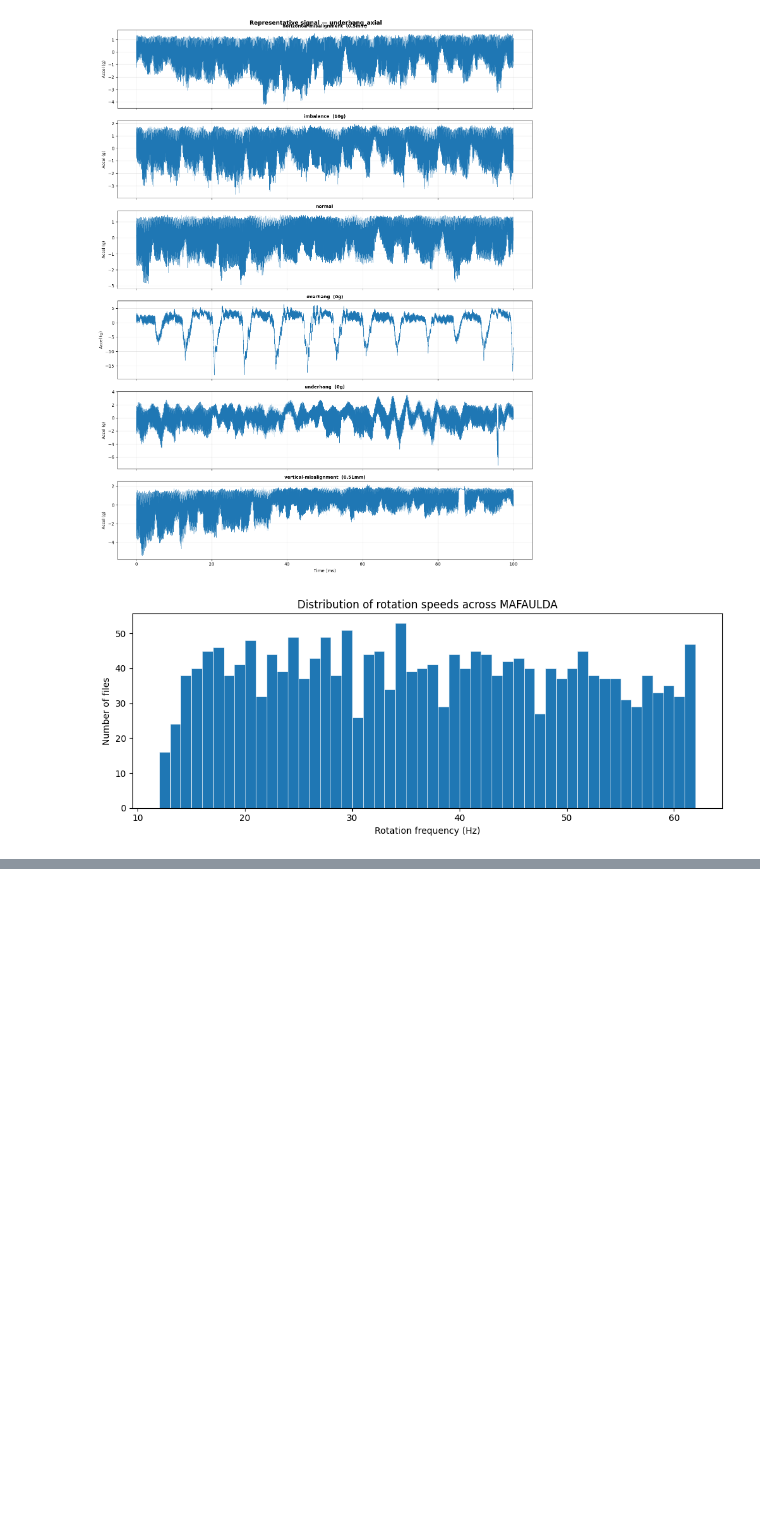
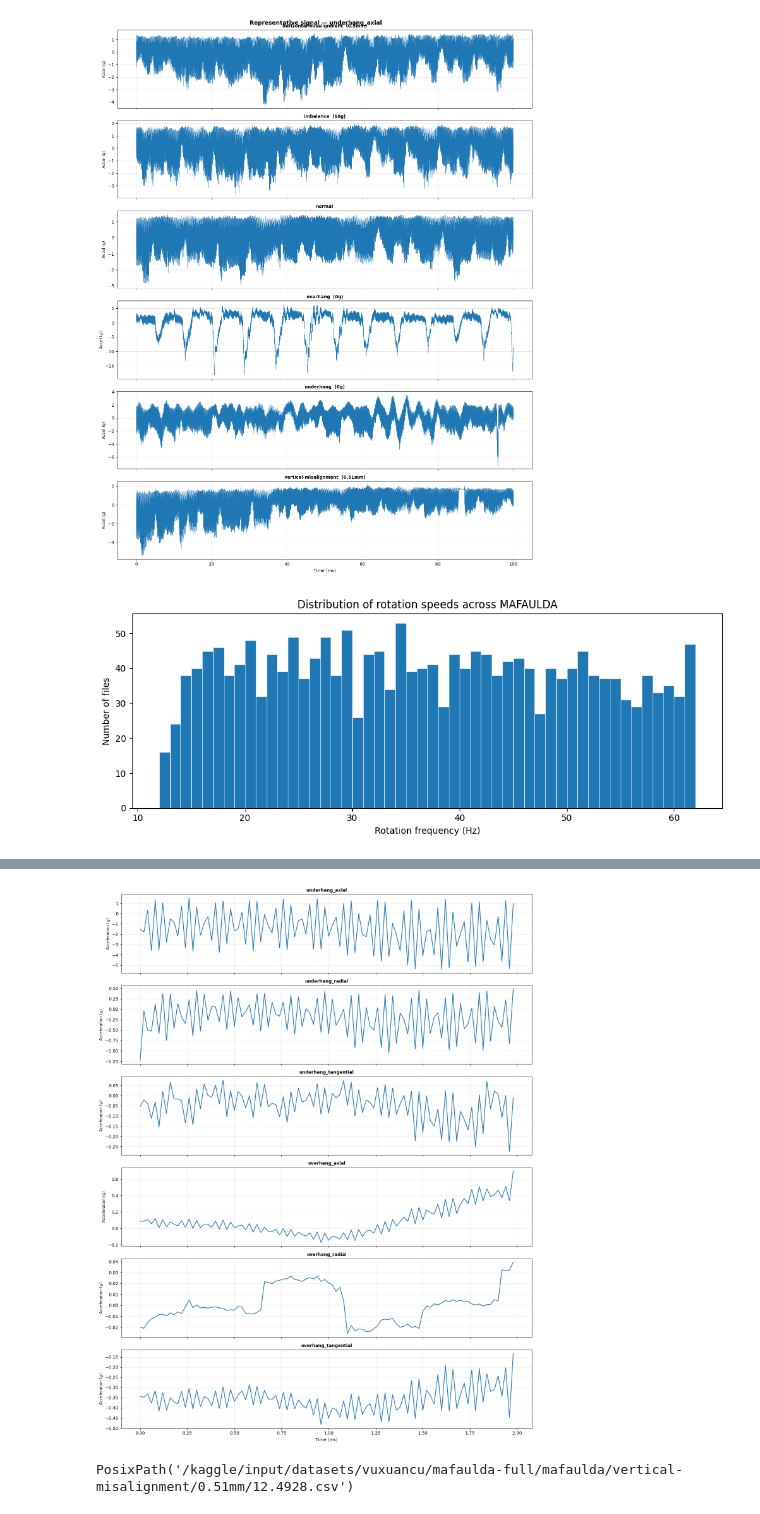
Before and after one commit to victorsillerico/fault-diagnosis-machinery, a Jupyter notebook: notebooks/phase1/01_data_overview.ipynb, the cells around one changed output, grey strips where cells are left out. Saved outputs shown, nothing was run; the diff lists cells and outputs as text; code cells hidden in the pictures; blank space fills up the shorter version.

```diff
--- a/notebooks/phase1/01_data_overview.ipynb
+++ b/notebooks/phase1/01_data_overview.ipynb
@@ -175,0 +181,23 @@ plt.show()
+# %%
+fig_fs, axes_fs = plt.subplots(len(ACCEL_CHANNELS), 1, figsize=(14, 3 * len(ACCEL_CHANNELS)), sharex=True)
+
+fault_sample_path = metadata.loc[metadata["fault_category"] == "vertical-misalignment", "file_path"].iloc[0]
+df_fs = pd.read_csv(fault_sample_path, header=None, names=CHANNEL_NAMES)
+
+for ax, accel_ch in zip(axes_fs, ACCEL_CHANNELS):
+    label    =  f"{accel_ch}"
+    ax.plot(time[:window_samples], df_fs[accel_ch].values[:window_samples])
+    ax.set_ylabel("Acceleration (g)", fontsize=9)
+    ax.set_title(label, fontsize=10, fontweight="bold")
+    ax.grid(alpha=0.3)
+
+axes_fs[-1].set_xlabel("Time (ms)")
+fig.suptitle(f"Representative signal — Normal", fontsize=12, fontweight="bold")
+plt.tight_layout(rect=[0, 0, 1, 0.99])
+plt.show()
+# %% [output]
+[figure, added]
+# %%
+fault_sample_path
+# %% [output]
+PosixPath('/kaggle/input/datasets/vuxuancu/mafaulda-full/mafaulda/vertical-misalignment/0.51mm/12.4928.csv')
```
Also changed, not shown: parts of 7 cells of this notebook.
